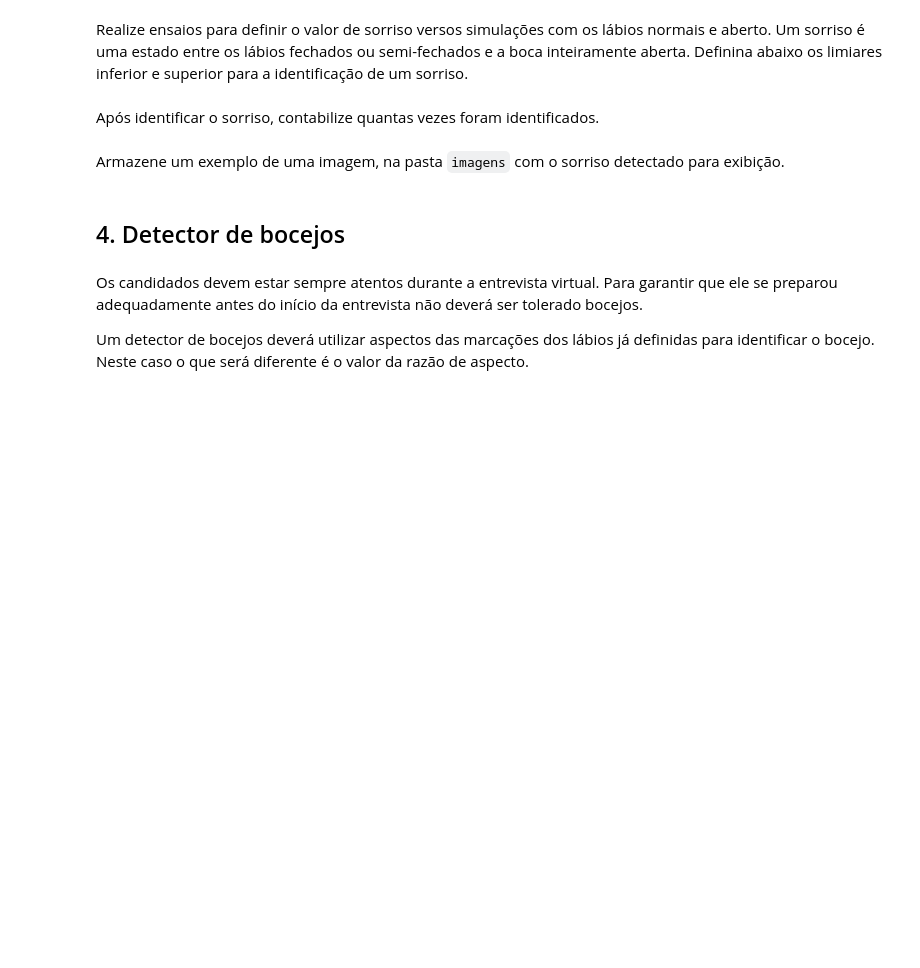
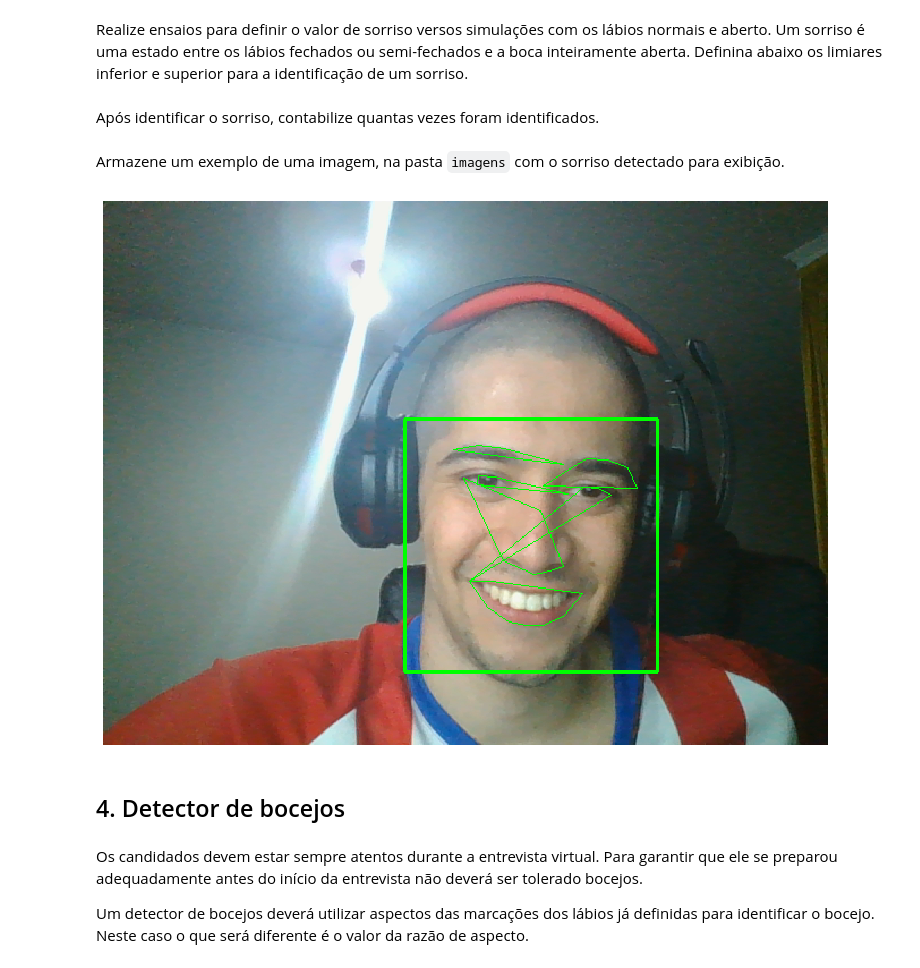
Before and after one commit to Canatto/Python-ImageProcessing, a Jupyter notebook: smart-hiring.ipynb, the cells around one changed output. Saved outputs shown, nothing was run; the diff lists cells and outputs as text; code cells hidden in the pictures; blank space fills up the shorter version.

```diff
--- a/smart-hiring.ipynb
+++ b/smart-hiring.ipynb
@@ -458,12 +469,15 @@ sorrimo_maximo = None
 # %% [markdown]
 Após identificar o sorriso, contabilize quantas vezes foram identificados.
 # %%
-cam_capture.release()
 cam_capture = cv2.VideoCapture(0)
+cap = cv2.VideoCapture(0)
+path_2_save = './candidate_smile.png'
+
 cv2.destroyAllWindows()
 
 # Quantidade de sorrisos identificados
 qtde_sorrisos = 0
+sorriso = False
 
 while True:
     ret, image_frame = cam_capture.read()
@@ -474,8 +488,21 @@ while True:
 
         # IMPLEMENTAR
         # Defina o algoritmo que irá identificar o sorriso baseado nos limites defindos
+        if(prev_sorriso == True):
+            if(mouth_aspect > sorriso_minimo and mouth_aspect < sorrimo_maximo):
+                sorriso = True
+            else:
+                sorriso = False
+        else:
+            if(mouth_aspect > sorriso_minimo and mouth_aspect < sorrimo_maximo):
+                qtde_sorrisos = qtde_sorrisos + 1
+                cv2.imwrite(path_2_save, image_frame)
+                sorriso = True
+            else:
+                sorriso = False
+
         # Crie uma lógica para contar quantas vezes o sorriso foi dado
-
+        cv2.putText(image_frame, str(qtde_sorrisos),(20,50), cv2.FONT_HERSHEY_SIMPLEX, 2,(255,255,255),2,cv2.LINE_AA)
         cv2.imshow("Detector de Sorriso", image_frame)
 
         # Se for teclado Enter (tecla 13) deverá sair do loop e encerrar a captura de imagem
@@ -491,8 +518,10 @@
 # %%
 # IMPLEMENTAR
 # Passe o parâmetro localização da imagem para exibi-la no notebook
 
-exibir_imagem(None)
+exibir_imagem(path_2_save)
+# %% [output]
+[figure, added]
 # %% [markdown]
 ## 4. Detector de bocejos
 # %% [markdown]
```
Also changed, not shown: parts of 20 cells of this notebook.
